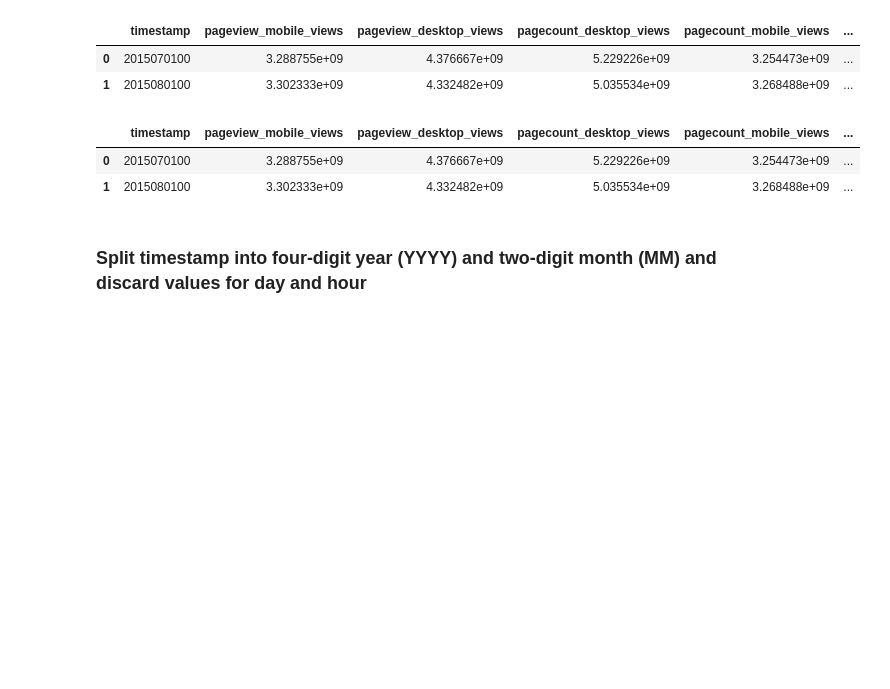
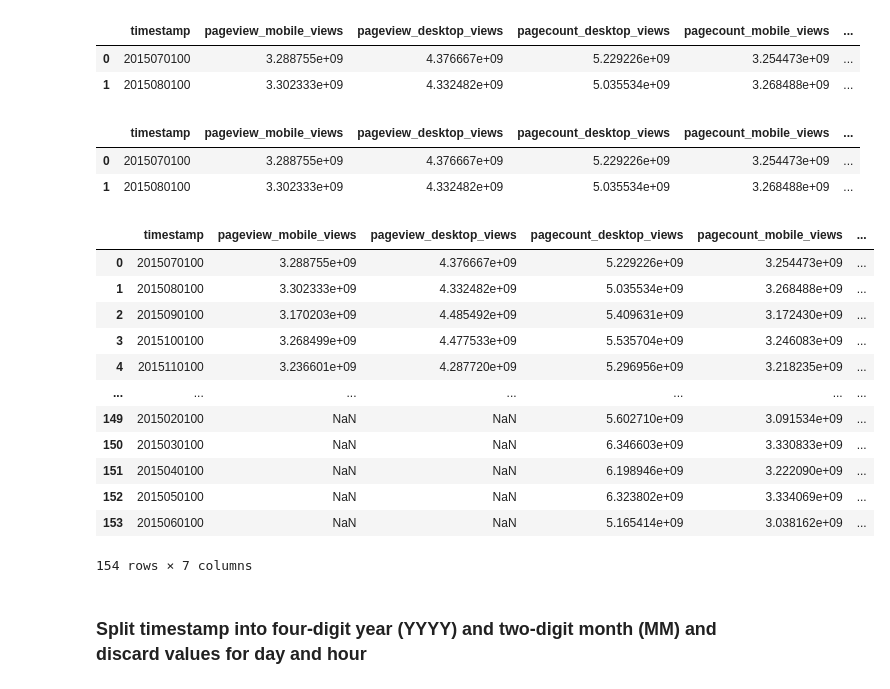
Before and after one commit to chrisk280/A2-hcds-hcc-chki, a Jupyter notebook: src/A2_ReproducibilityWorkflow.ipynb, the cells around one changed output. Drawn from its saved outputs; the diff is of its cells as text; code cells hidden in the pictures; blank space fills up the shorter version.

```diff
--- a/src/A2_ReproducibilityWorkflow.ipynb
+++ b/src/A2_ReproducibilityWorkflow.ipynb
@@ -417,3 +421,19 @@ traffic_df.head(2)
 |  | timestamp | pageview_mobile_views | pageview_desktop_views | pagecount_desktop_views | pagecount_mobile_views | ... |
 | 0 | 2015070100 | 3.288755e+09 | 4.376667e+09 | 5.229226e+09 | 3.254473e+09 | ... |
 | 1 | 2015080100 | 3.302333e+09 | 4.332482e+09 | 5.035534e+09 | 3.268488e+09 | ... |
+# %%
+traffic_df
+# %% [output]
+|  | timestamp | pageview_mobile_views | pageview_desktop_views | pagecount_desktop_views | pagecount_mobile_views | ... |
+| 0 | 2015070100 | 3.288755e+09 | 4.376667e+09 | 5.229226e+09 | 3.254473e+09 | ... |
+| 1 | 2015080100 | 3.302333e+09 | 4.332482e+09 | 5.035534e+09 | 3.268488e+09 | ... |
+| 2 | 2015090100 | 3.170203e+09 | 4.485492e+09 | 5.409631e+09 | 3.172430e+09 | ... |
+| 3 | 2015100100 | 3.268499e+09 | 4.477533e+09 | 5.535704e+09 | 3.246083e+09 | ... |
+| 4 | 2015110100 | 3.236601e+09 | 4.287720e+09 | 5.296956e+09 | 3.218235e+09 | ... |
+| ... | ... | ... | ... | ... | ... | ... |
+| 149 | 2015020100 | NaN | NaN | 5.602710e+09 | 3.091534e+09 | ... |
+| 150 | 2015030100 | NaN | NaN | 6.346603e+09 | 3.330833e+09 | ... |
+| 151 | 2015040100 | NaN | NaN | 6.198946e+09 | 3.222090e+09 | ... |
+| 152 | 2015050100 | NaN | NaN | 6.323802e+09 | 3.334069e+09 | ... |
+| 153 | 2015060100 | NaN | NaN | 5.165414e+09 | 3.038162e+09 | ... |
+154 rows × 7 columns
```
Also changed, not shown: parts of 12 cells of this notebook, 4 other files.
